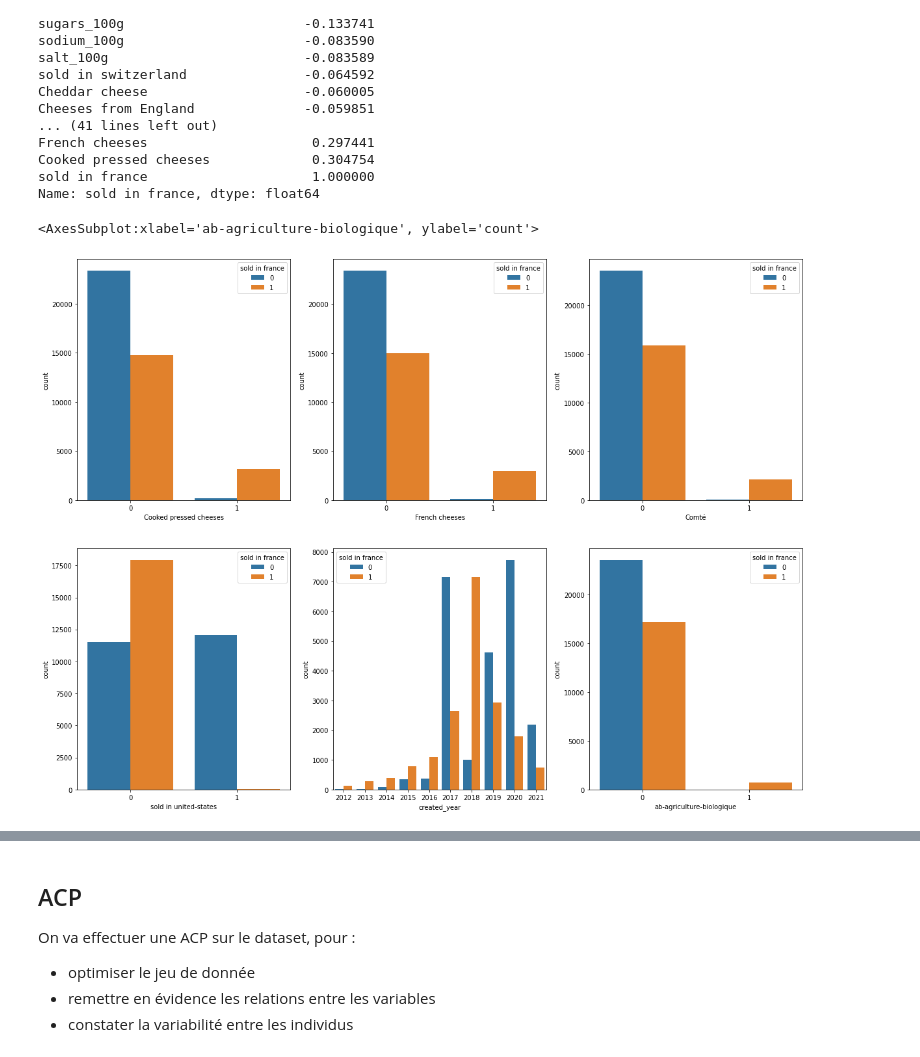
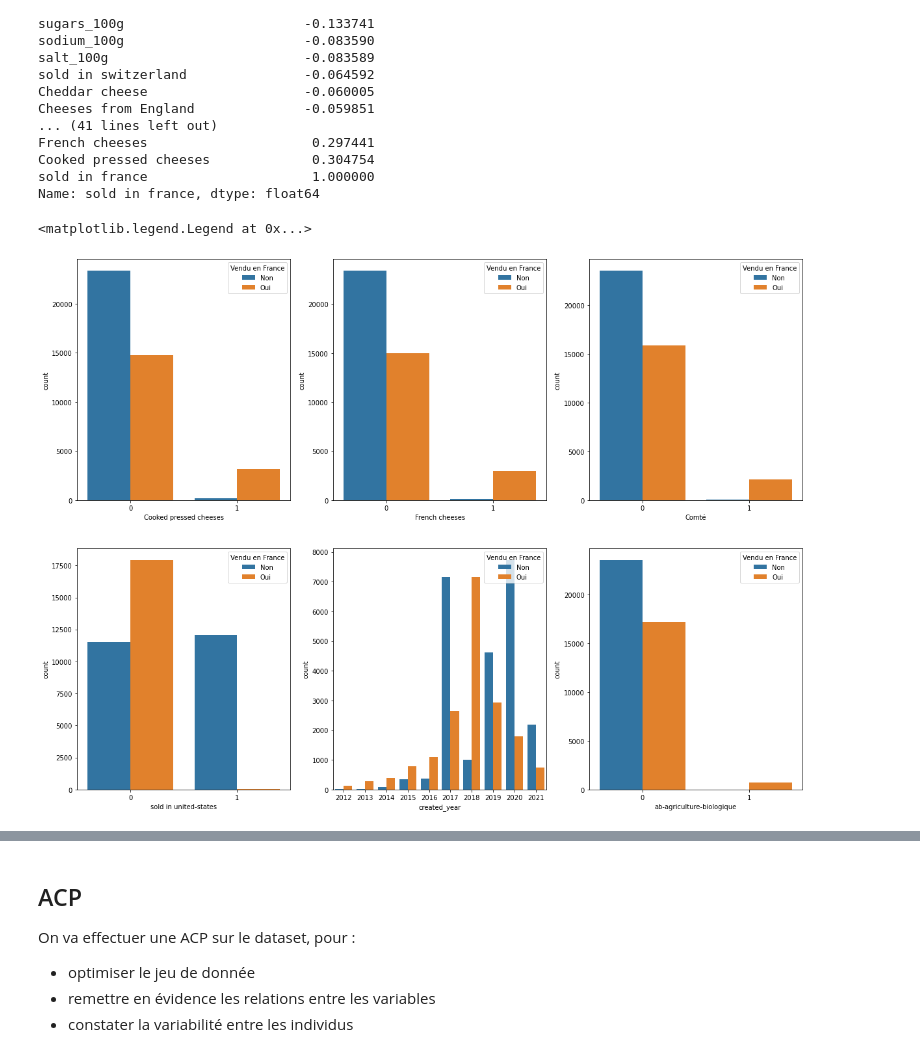
Before and after one commit to skamos/Python, a Jupyter notebook: Openclassroms/Projet_2 Exploration.ipynb, the cells around one changed output, grey strips where cells are left out. Saved outputs shown, nothing was run; the diff lists cells and outputs as text; code cells hidden in the pictures.

```diff
--- a/Openclassroms/Projet_2 Exploration.ipynb
+++ b/Openclassroms/Projet_2 Exploration.ipynb
@@ -288,17 +315,23 @@ Name: sold in france, dtype: float64
 # %%
 plt.figure(figsize=(20,15))
 plt.subplot(231)
 sns.countplot(data=df_cheese, x='Cooked pressed cheeses', hue='sold in france')
+plt.legend(title='Vendu en France', loc='upper right', labels=['Non', 'Oui'])
 plt.subplot(232)
 sns.countplot(data=df_cheese, x='French cheeses', hue='sold in france')
+plt.legend(title='Vendu en France', loc='upper right', labels=['Non', 'Oui'])
 plt.subplot(233)
 sns.countplot(data=df_cheese, x='Comté', hue='sold in france')
+plt.legend(title='Vendu en France', loc='upper right', labels=['Non', 'Oui'])
 plt.subplot(234)
 sns.countplot(data=df_cheese, x='sold in united-states', hue='sold in france')
+plt.legend(title='Vendu en France', loc='upper right', labels=['Non', 'Oui'])
 plt.subplot(235)
 sns.countplot(data=df_cheese, x='created_year', hue='sold in france')
+plt.legend(title='Vendu en France', loc='upper right', labels=['Non', 'Oui'])
 plt.subplot(236)
 sns.countplot(data=df_cheese, x='ab-agriculture-biologique', hue='sold in france')
+plt.legend(title='Vendu en France', loc='upper right', labels=['Non', 'Oui'])
 # %% [output]
-<AxesSubplot:xlabel='ab-agriculture-biologique', ylabel='count'>
+<matplotlib.legend.Legend at 0x...>
-[figure, old version]
+[figure, new version]
```
Also changed, not shown: parts of 12 cells of this notebook, 1 other file.
